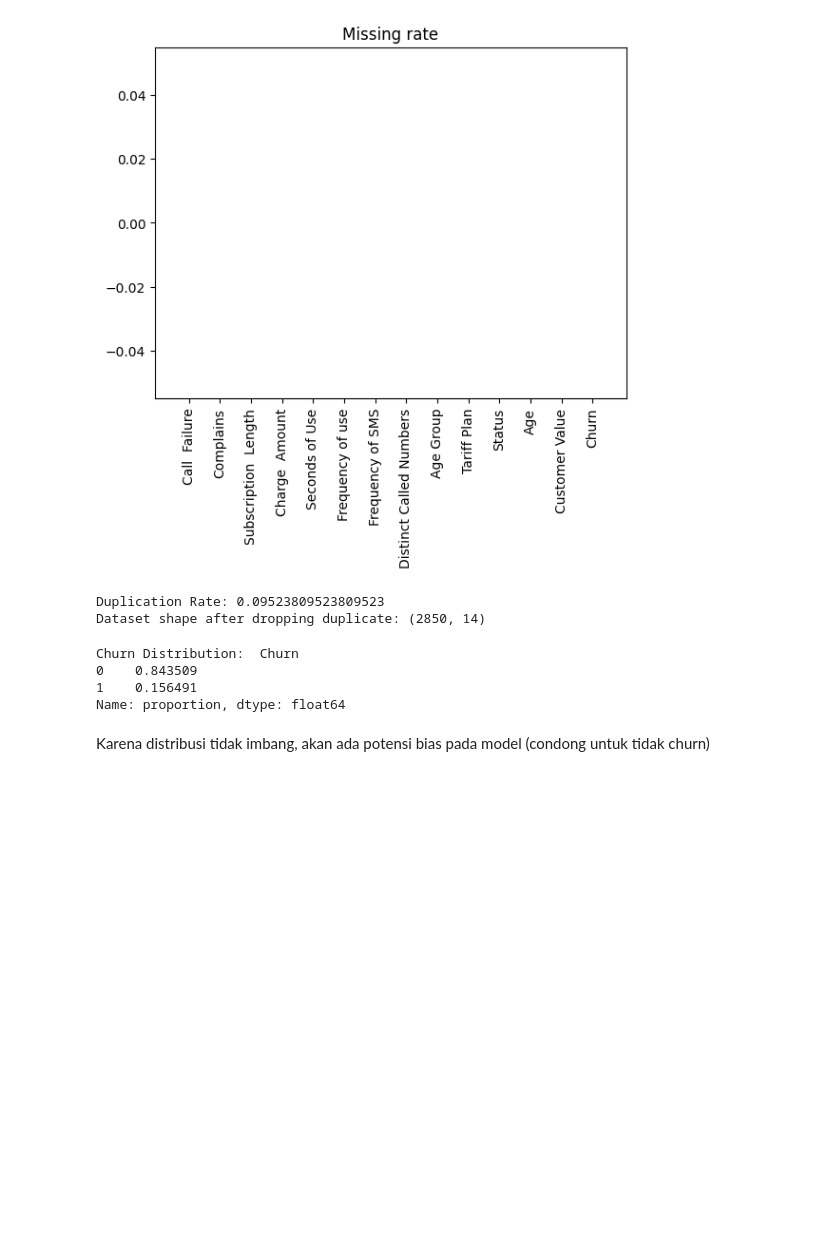
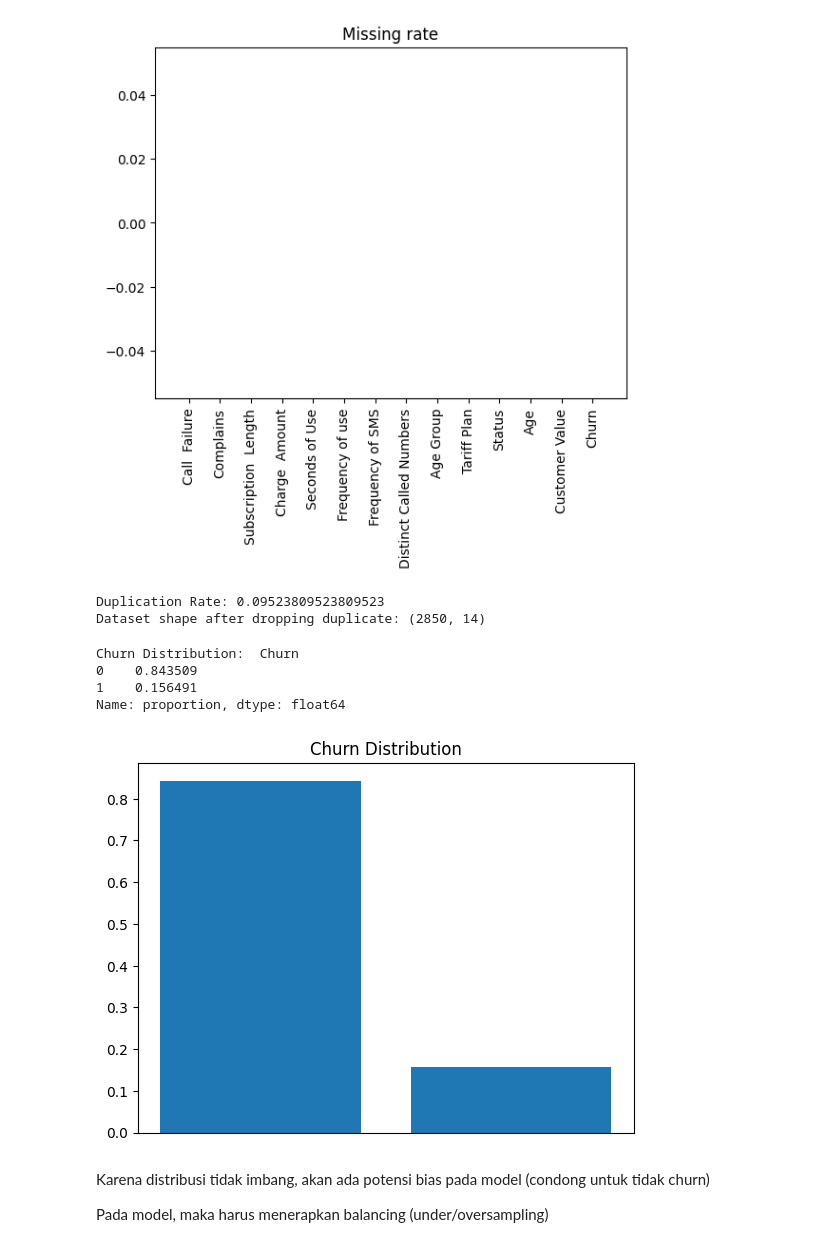
Before and after one commit to michellaprojects/Churn-Analysis, a Jupyter notebook: cleaning.ipynb, the cells around one changed output. Drawn from its saved outputs; the diff is of its cells as text; code cells hidden in the pictures; blank space fills up the shorter version.

```diff
--- a/cleaning.ipynb
+++ b/cleaning.ipynb
@@ -78,5 +79,14 @@ Churn Distribution:  Churn
 0    0.843509
 1    0.156491
 Name: proportion, dtype: float64
+# %%
+plt.bar(churn_dist.index, churn_dist.values)
+plt.xticks([])
+plt.title("Churn Distribution")
+plt.show()
+# %% [output]
+[figure, added]
 # %% [markdown]
 Karena distribusi tidak imbang, akan ada potensi bias pada model (condong untuk tidak churn)
+
+Pada model, maka harus menerapkan balancing (under/oversampling)
```
Also changed, not shown: parts of 8 cells of this notebook, 1 other file.
